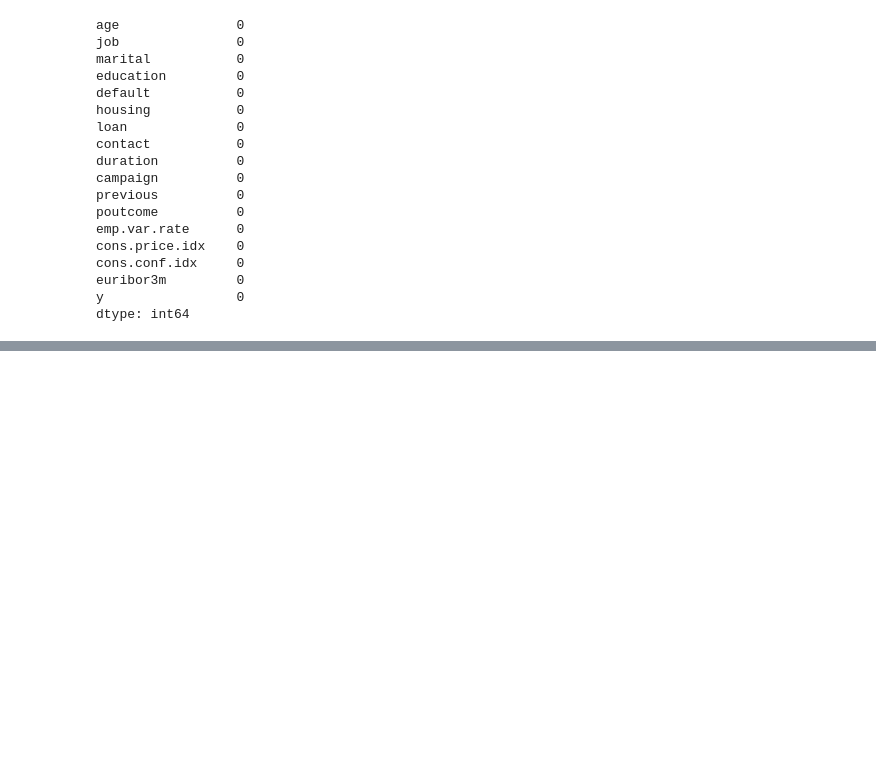
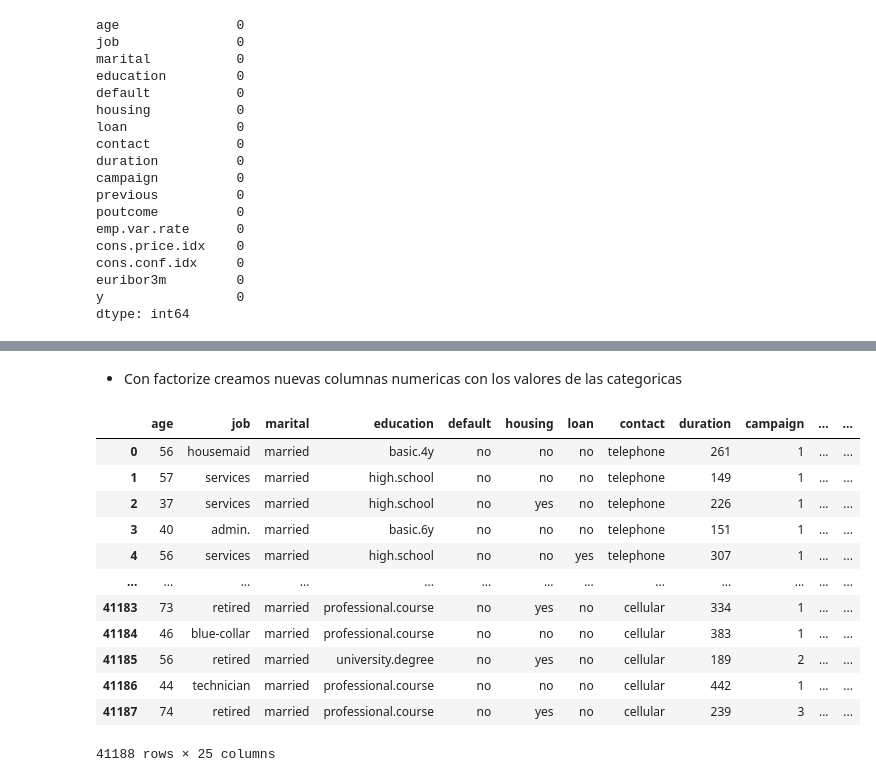
Before and after one commit to 4GeeksAcademy/Emiliano0041-IntroML, a Jupyter notebook: src/01-logistic-regression.ipynb, the cells around one changed output, grey strips where cells are left out. Drawn from its saved outputs; the diff is of its cells as text; code cells hidden in the pictures; blank space fills up the shorter version.

```diff
--- a/src/01-logistic-regression.ipynb
+++ b/src/01-logistic-regression.ipynb
@@ -141 +141,27 @@ df.describe()
+# %% [markdown]
+- Con factorize creamos nuevas columnas numericas con los valores de las categoricas
+# %%
+df["job_n"] = pd.factorize(df["job"])[0]
+df["marital_n"] = pd.factorize(df["marital"])[0]
+df["education_n"] = pd.factorize(df["education"])[0]
+df["contact_n"] = pd.factorize(df["contact"])[0]
+df["poutcome_n"] = pd.factorize(df["poutcome"])[0]
+df["y_n"] = pd.factorize(df["y"])[0]
+df["default_n"] = pd.factorize(df["default"])[0]
+df["loan_n"] = pd.factorize(df["loan"])[0]
+df
+# %% [output]
+|  | age | job | marital | education | default | housing | loan | contact | duration | campaign | ... | ... |
+| 0 | 56 | housemaid | married | basic.4y | no | no | no | telephone | 261 | 1 | ... | ... |
+| 1 | 57 | services | married | high.school | no | no | no | telephone | 149 | 1 | ... | ... |
+| 2 | 37 | services | married | high.school | no | yes | no | telephone | 226 | 1 | ... | ... |
+| 3 | 40 | admin. | married | basic.6y | no | no | no | telephone | 151 | 1 | ... | ... |
+| 4 | 56 | services | married | high.school | no | no | yes | telephone | 307 | 1 | ... | ... |
+| ... | ... | ... | ... | ... | ... | ... | ... | ... | ... | ... | ... | ... |
+| 41183 | 73 | retired | married | professional.course | no | yes | no | cellular | 334 | 1 | ... | ... |
+| 41184 | 46 | blue-collar | married | professional.course | no | no | no | cellular | 383 | 1 | ... | ... |
+| 41185 | 56 | retired | married | university.degree | no | yes | no | cellular | 189 | 2 | ... | ... |
+| 41186 | 44 | technician | married | professional.course | no | no | no | cellular | 442 | 1 | ... | ... |
+| 41187 | 74 | retired | married | professional.course | no | yes | no | cellular | 239 | 3 | ... | ... |
+41188 rows × 25 columns
 # %%
```
Also changed, not shown: parts of 2 cells of this notebook, 9 other files.
